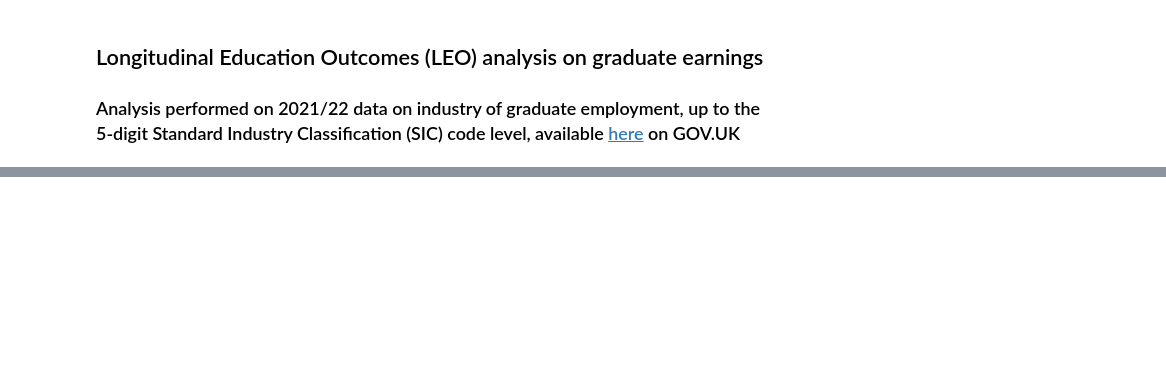
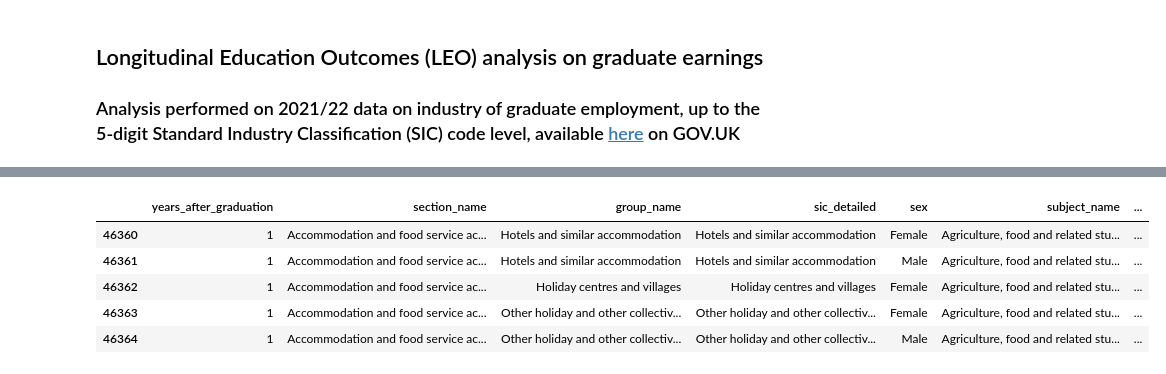
Before and after one commit to wackocontendor/leo_graduate_outcomes_analysis, a Jupyter notebook: graduate_outcomes_dataset_cleaning.ipynb, the cells around one changed output, grey strips where cells are left out. Saved outputs shown, nothing was run; the diff lists cells and outputs as text; code cells hidden in the pictures; blank space fills up the shorter version.

```diff
--- a/graduate_outcomes_dataset_cleaning.ipynb
+++ b/graduate_outcomes_dataset_cleaning.ipynb
@@ -145,4 +359,15 @@ df.groupby(['sex', 'subject_name']).size().reset_index().rename(columns={0:'coun
 # %%
-# remove 'Total' from subject_name for analysis purposes - data will be loaded into BI tool in which totals are calculated automatically
+# create dataframe with subjects included except the totals
 
-df.drop(df[df.subject_name == 'Total'].index, inplace=True)
+df_sex_subjects = df.drop(df[df.subject_name == 'Total'].index)
+# %%
+# check data after transformations
+
+df_sex_subjects.head()
+# %% [output]
+|  | years_after_graduation | section_name | group_name | sic_detailed | sex | subject_name | ... |
+| 46360 | 1 | Accommodation and food service ac... | Hotels and similar accommodation | Hotels and similar accommodation | Female | Agriculture, food and related stu... | ... |
+| 46361 | 1 | Accommodation and food service ac... | Hotels and similar accommodation | Hotels and similar accommodation | Male | Agriculture, food and related stu... | ... |
+| 46362 | 1 | Accommodation and food service ac... | Holiday centres and villages | Holiday centres and villages | Female | Agriculture, food and related stu... | ... |
+| 46363 | 1 | Accommodation and food service ac... | Other holiday and other collectiv... | Other holiday and other collectiv... | Female | Agriculture, food and related stu... | ... |
+| 46364 | 1 | Accommodation and food service ac... | Other holiday and other collectiv... | Other holiday and other collectiv... | Male | Agriculture, food and related stu... | ... |
```
Also changed, not shown: parts of 22 cells of this notebook, 2 other files.
